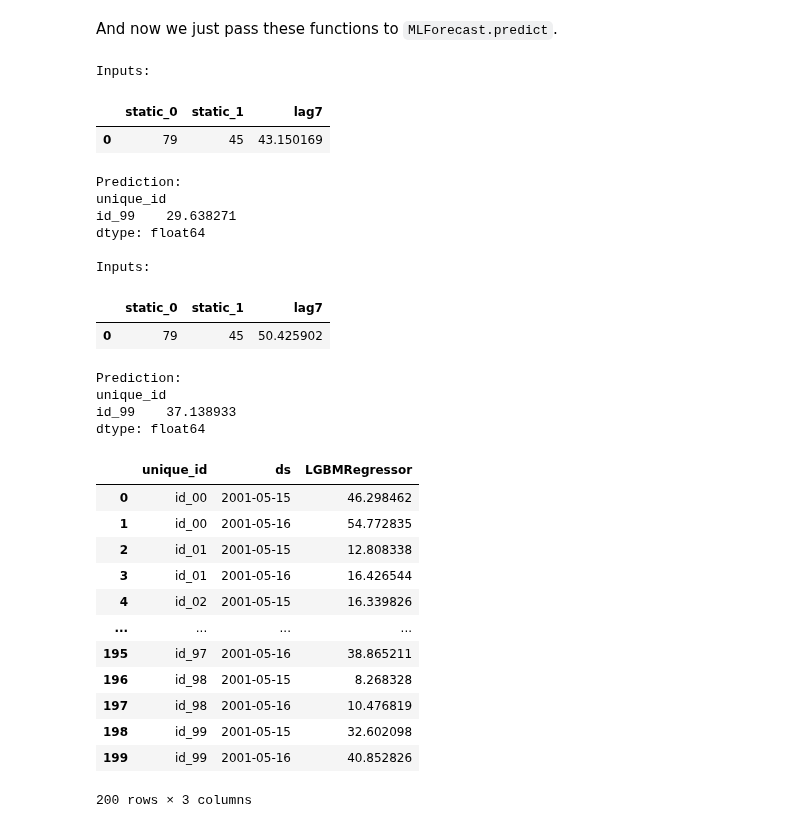
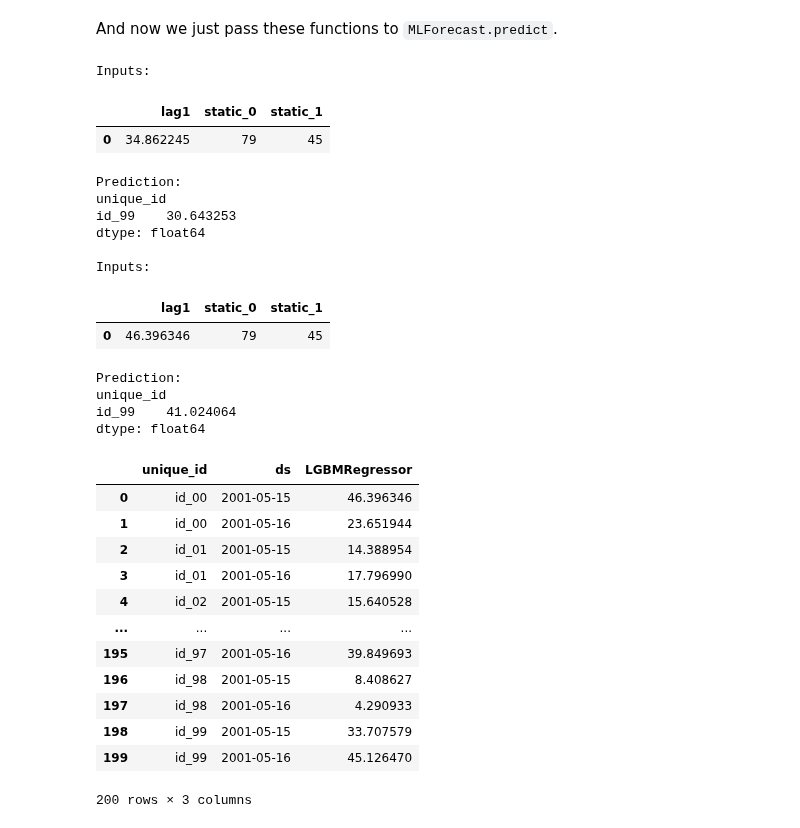
Before and after one commit to Nixtla/mlforecast, a Jupyter notebook: nbs/forecast.ipynb, the cells around one changed output. Saved outputs shown, nothing was run; the diff lists cells and outputs as text; code cells hidden in the pictures.

```diff
--- a/nbs/forecast.ipynb
+++ b/nbs/forecast.ipynb
@@ -382,8 +382,7 @@ class MLForecast:
             max_horizon=max_horizon,
             return_X_y=True,
         )
-        features = X.columns.drop([id_col, time_col])
-        X = X[features]
+        X = X[self.ts.features_order_]
         return self.fit_models(X, y)
 
     def predict(
@@ -428,15 +427,23 @@ class MLForecast:
 
         if new_data is not None:
             new_ts = TimeSeries(
-                self.ts.freq, self.ts.lags,
-                self.ts.lag_transforms, self.ts.date_features,
-                self.ts.differences, self.ts.num_threads
+                freq=self.ts.freq,
+                lags=self.ts.lags,
+                lag_transforms=self.ts.lag_transforms,
+                date_features=self.ts.date_features,
+                num_threads=self.ts.num_threads,
+                target_transforms=self.ts.target_transforms,
             )
+            static_features = self.ts.static_features.columns.drop(self.ts.id_col).tolist()
+            if not static_features:
+                static_features = None
             new_ts._fit(
                 new_data,
-                self.ts.id_col, self.ts.time_col, self.ts.target_col,
-                self.ts.static_features.columns,
-                self.ts.keep_last_n
+                id_col=self.ts.id_col,
+                time_col=self.ts.time_col,
+                target_col=self.ts.target_col,
+                static_features=static_features,
+                keep_last_n=self.ts.keep_last_n,
             )
             new_ts.max_horizon = self.ts.max_horizon
             ts = new_ts
@@ -1536,39 +1518,39 @@ def increase_predictions(predictions):
 # %% [markdown]
 And now we just pass these functions to `MLForecast.predict`.
 # %%
-fcst = MLForecast(lgb.LGBMRegressor(), freq='D', lags=[7])
+fcst = MLForecast(lgb.LGBMRegressor(), freq='D', lags=[1])
 fcst.fit(series)
 
 preds = fcst.predict(2, before_predict_callback=inspect_input, after_predict_callback=increase_predictions)
 preds
 # %% [output]
 Inputs:
-|  | static_0 | static_1 | lag7 |
-| 0 | 79 | 45 | 43.150169 |
+|  | lag1 | static_0 | static_1 |
+| 0 | 34.862245 | 79 | 45 |
 Prediction:
 unique_id
-id_99    29.638271
+id_99    30.643253
 dtype: float64
 
 Inputs:
-|  | static_0 | static_1 | lag7 |
-| 0 | 79 | 45 | 50.425902 |
+|  | lag1 | static_0 | static_1 |
+| 0 | 46.396346 | 79 | 45 |
 Prediction:
 unique_id
-id_99    37.138933
+id_99    41.024064
 dtype: float64
 |  | unique_id | ds | LGBMRegressor |
-| 0 | id_00 | 2001-05-15 | 46.298462 |
-| 1 | id_00 | 2001-05-16 | 54.772835 |
-| 2 | id_01 | 2001-05-15 | 12.808338 |
-| 3 | id_01 | 2001-05-16 | 16.426544 |
-| 4 | id_02 | 2001-05-15 | 16.339826 |
+| 0 | id_00 | 2001-05-15 | 46.396346 |
+| 1 | id_00 | 2001-05-16 | 23.651944 |
+| 2 | id_01 | 2001-05-15 | 14.388954 |
+| 3 | id_01 | 2001-05-16 | 17.796990 |
+| 4 | id_02 | 2001-05-15 | 15.640528 |
 | ... | ... | ... | ... |
-| 195 | id_97 | 2001-05-16 | 38.865211 |
-| 196 | id_98 | 2001-05-15 | 8.268328 |
-| 197 | id_98 | 2001-05-16 | 10.476819 |
-| 198 | id_99 | 2001-05-15 | 32.602098 |
-| 199 | id_99 | 2001-05-16 | 40.852826 |
+| 195 | id_97 | 2001-05-16 | 39.849693 |
+| 196 | id_98 | 2001-05-15 | 8.408627 |
+| 197 | id_98 | 2001-05-16 | 4.290933 |
+| 198 | id_99 | 2001-05-15 | 33.707579 |
+| 199 | id_99 | 2001-05-16 | 45.126470 |
 200 rows × 3 columns
 # %%
 #|hide
```
Also changed, not shown: parts of 10 cells of this notebook, 8 other files.
